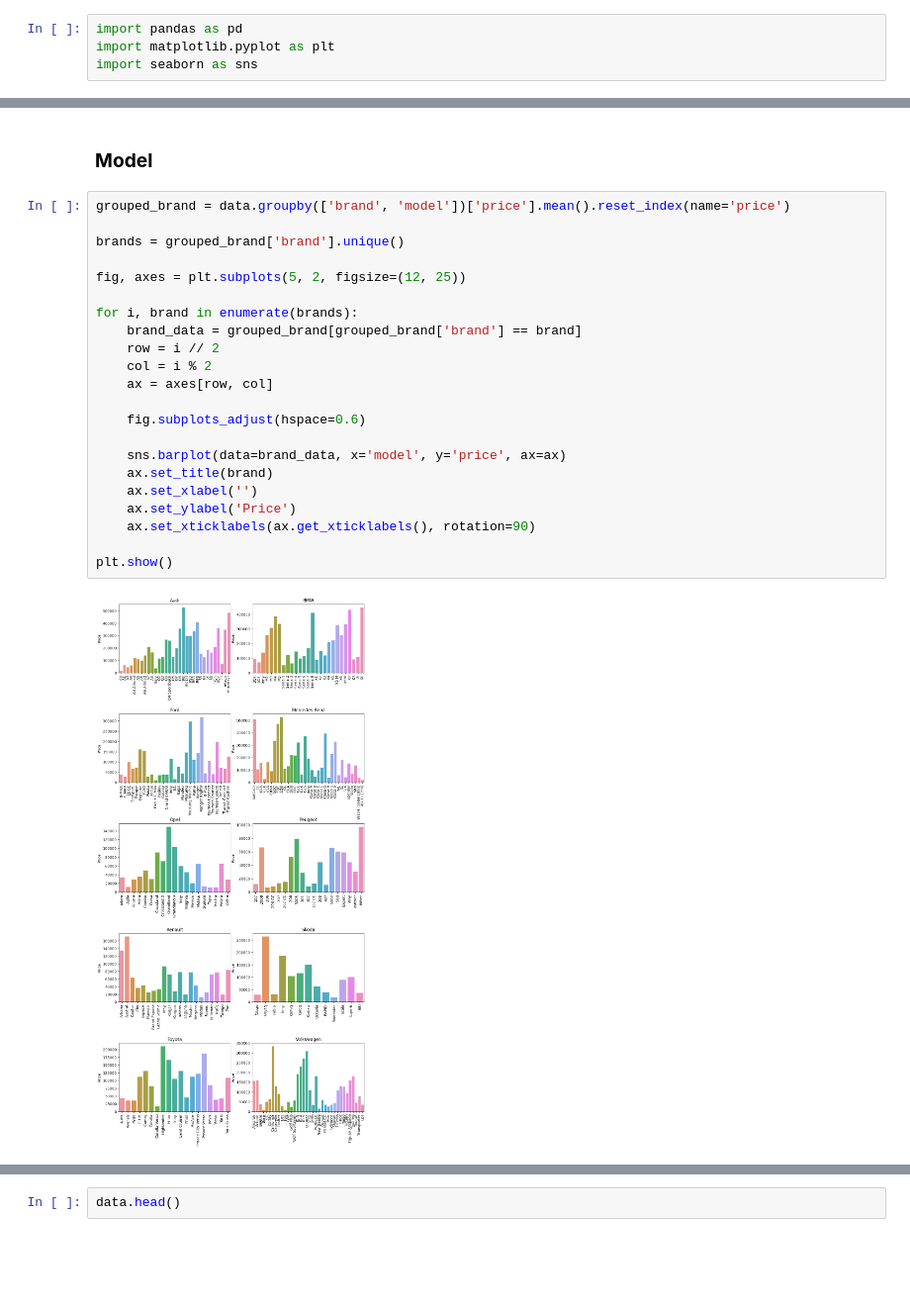
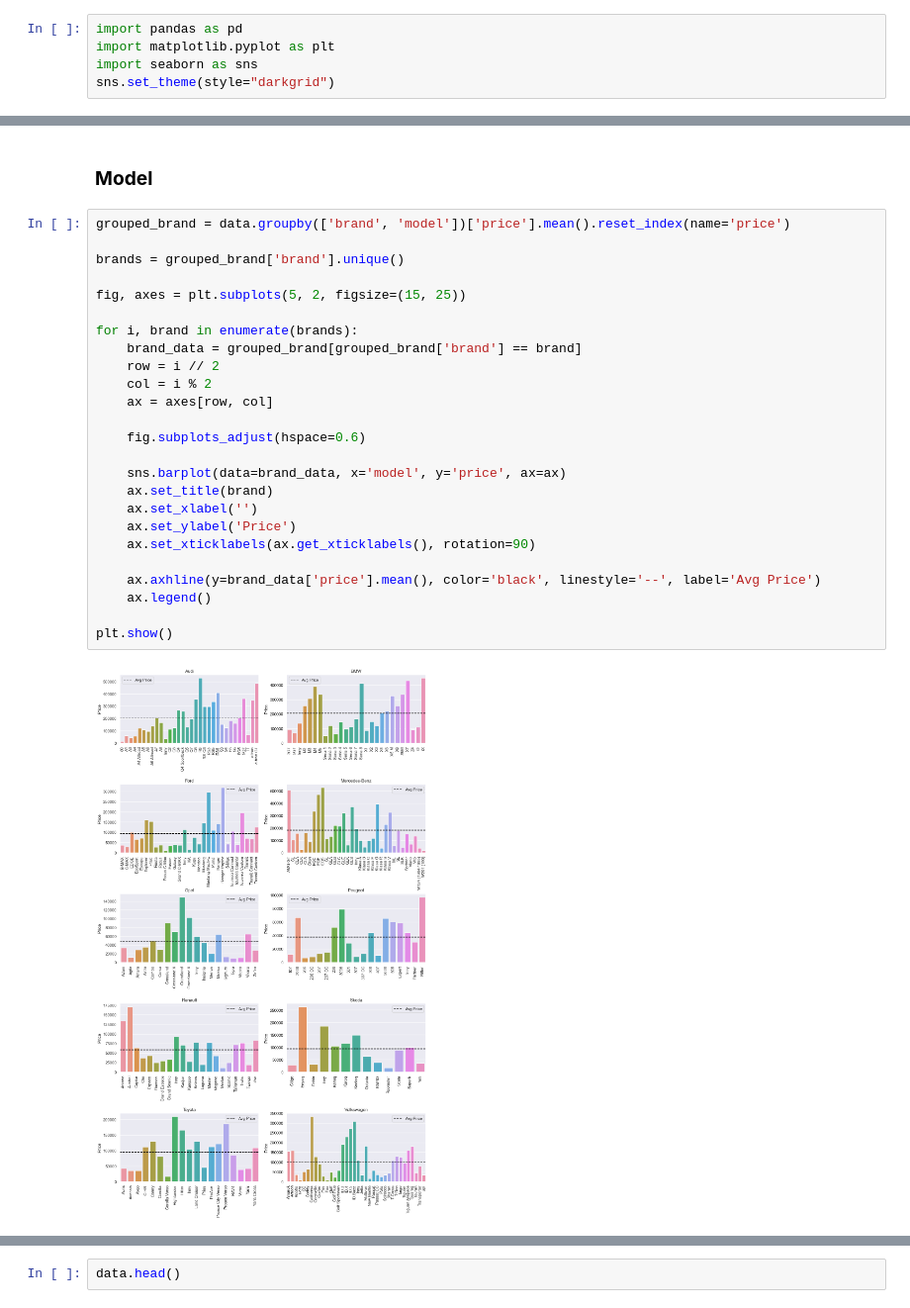
Before and after one commit to pawel-grzeszczyk/Car-Market-Analysis, a Jupyter notebook: data_analysis.ipynb, the cells around one changed output, grey strips where cells are left out. Shown at 99% size. Cells and saved outputs as stored; diff of their text form; blank space fills up the shorter version.

```diff
--- a/data_analysis.ipynb
+++ b/data_analysis.ipynb
@@ -2,6 +2,7 @@
 import pandas as pd
 import matplotlib.pyplot as plt
 import seaborn as sns
+sns.set_theme(style="darkgrid")
 # %%
 data = pd.read_csv('data_scraping/data/all_data_cleaned.csv')
 data.head()
@@ -229,24 +279,27 @@ plt.show()
 # %%
 grouped_brand = data.groupby(['brand', 'model'])['price'].mean().reset_index(name='price')
 
 brands = grouped_brand['brand'].unique()
 
-fig, axes = plt.subplots(5, 2, figsize=(12, 25))
+fig, axes = plt.subplots(5, 2, figsize=(15, 25))
 
 for i, brand in enumerate(brands):
     brand_data = grouped_brand[grouped_brand['brand'] == brand]
     row = i // 2
     col = i % 2
     ax = axes[row, col]
 
     fig.subplots_adjust(hspace=0.6)
 
     sns.barplot(data=brand_data, x='model', y='price', ax=ax)
     ax.set_title(brand)
     ax.set_xlabel('')
     ax.set_ylabel('Price')
     ax.set_xticklabels(ax.get_xticklabels(), rotation=90)
 
+    ax.axhline(y=brand_data['price'].mean(), color='black', linestyle='--', label='Avg Price')
+    ax.legend()
+
 plt.show()
 # %% [output]
-[figure, old version]
+[figure, new version]
```
Also changed, not shown: parts of 30 cells of this notebook, 2 other files.
